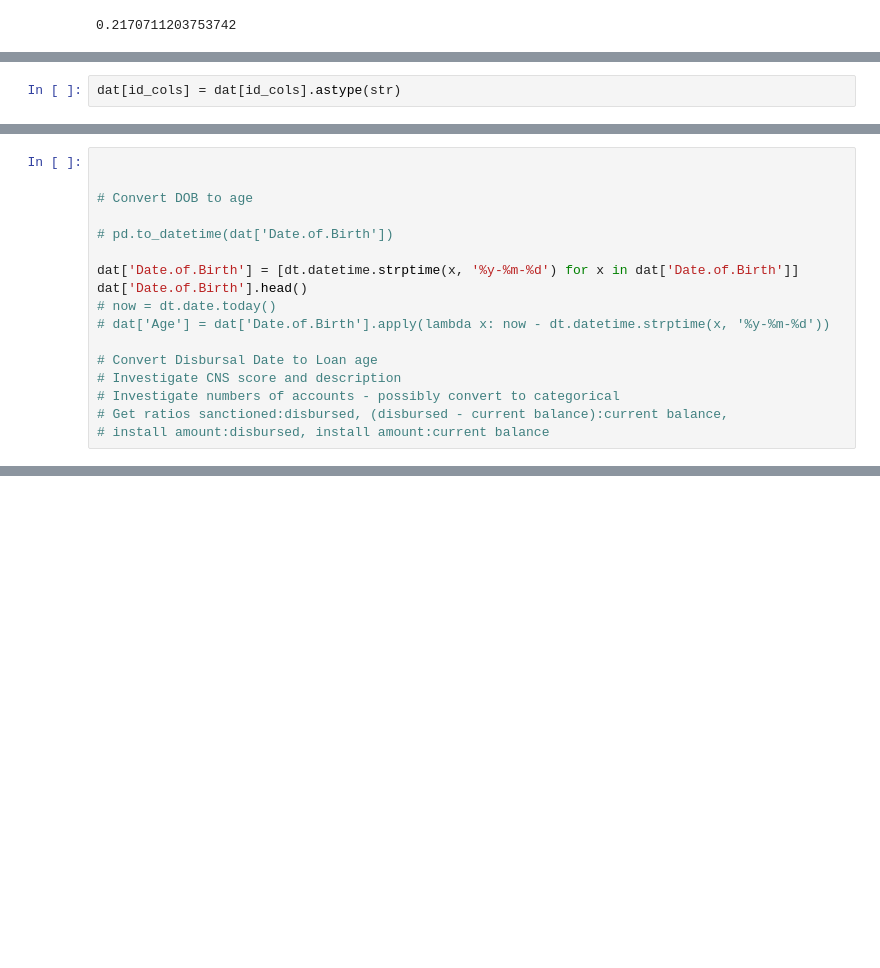
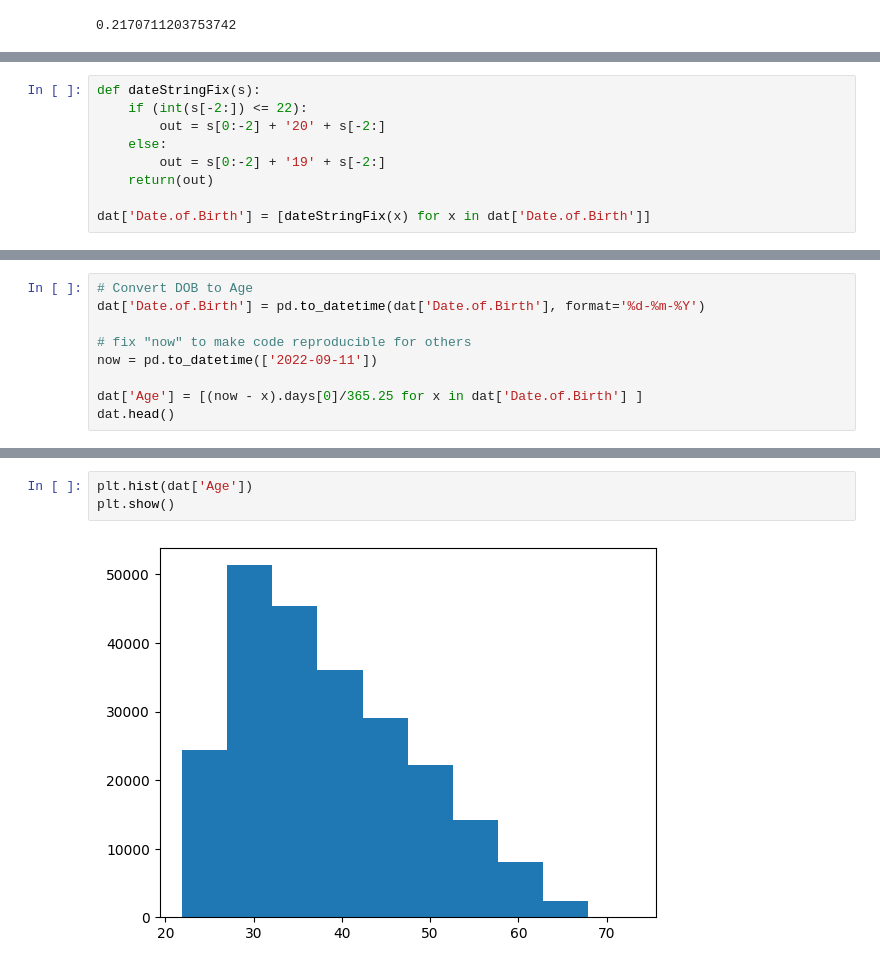
Before and after one commit to Catalysta/VehicleLoanDefault, a Jupyter notebook: src/VehicleLoanDefault.ipynb, the cells around one changed output, grey strips where cells are left out. Saved outputs shown, nothing was run; the diff lists cells and outputs as text; blank space fills up the shorter version.

```diff
--- a/src/VehicleLoanDefault.ipynb
+++ b/src/VehicleLoanDefault.ipynb
@@ -85,2 +73,0 @@ print(id_cols)
-# %%
-dat[id_cols] = dat[id_cols].astype(str)
@@ -162,17 +73,0 @@ Name: Date.of.Birth, dtype: object
-# %%
-
-
-# Convert DOB to age
-
-# pd.to_datetime(dat['Date.of.Birth'])
-
-dat['Date.of.Birth'] = [dt.datetime.strptime(x, '%y-%m-%d') for x in dat['Date.of.Birth']]
-dat['Date.of.Birth'].head()
-# now = dt.date.today()
-# dat['Age'] = dat['Date.of.Birth'].apply(lambda x: now - dt.datetime.strptime(x, '%y-%m-%d'))
-
-# Convert Disbursal Date to Loan age
-# Investigate CNS score and description
-# Investigate numbers of accounts - possibly convert to categorical
-# Get ratios sanctioned:disbursed, (disbursed - current balance):current balance,
-# install amount:disbursed, install amount:current balance
@@ -204,0 +78,9 @@ KeyError: 'Age'
+# %%
+def dateStringFix(s):
+    if (int(s[-2:]) <= 22):
+        out = s[0:-2] + '20' + s[-2:]
+    else:
+        out = s[0:-2] + '19' + s[-2:]
+    return(out)
+
+dat['Date.of.Birth'] = [dateStringFix(x) for x in dat['Date.of.Birth']]
@@ -204,0 +114,9 @@ KeyError: 'Age'
+# %%
+# Convert DOB to Age
+dat['Date.of.Birth'] = pd.to_datetime(dat['Date.of.Birth'], format='%d-%m-%Y')
+
+# fix "now" to make code reproducible for others
+now = pd.to_datetime(['2022-09-11'])
+
+dat['Age'] = [(now - x).days[0]/365.25 for x in dat['Date.of.Birth'] ]
+dat.head()
@@ -204,0 +131,5 @@ KeyError: 'Age'
+# %%
+plt.hist(dat['Age'])
+plt.show()
+# %% [output]
+[figure, added]
```
Also changed, not shown: parts of 43 cells of this notebook.
